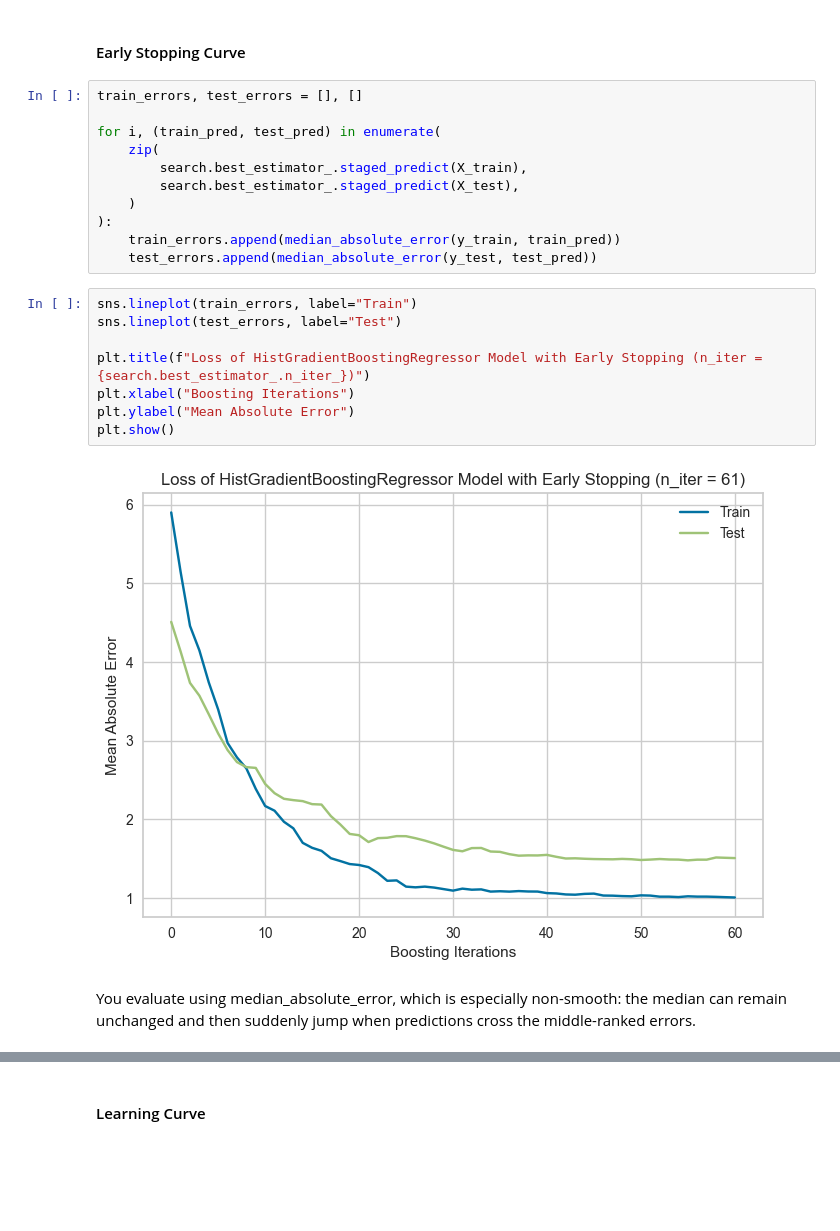
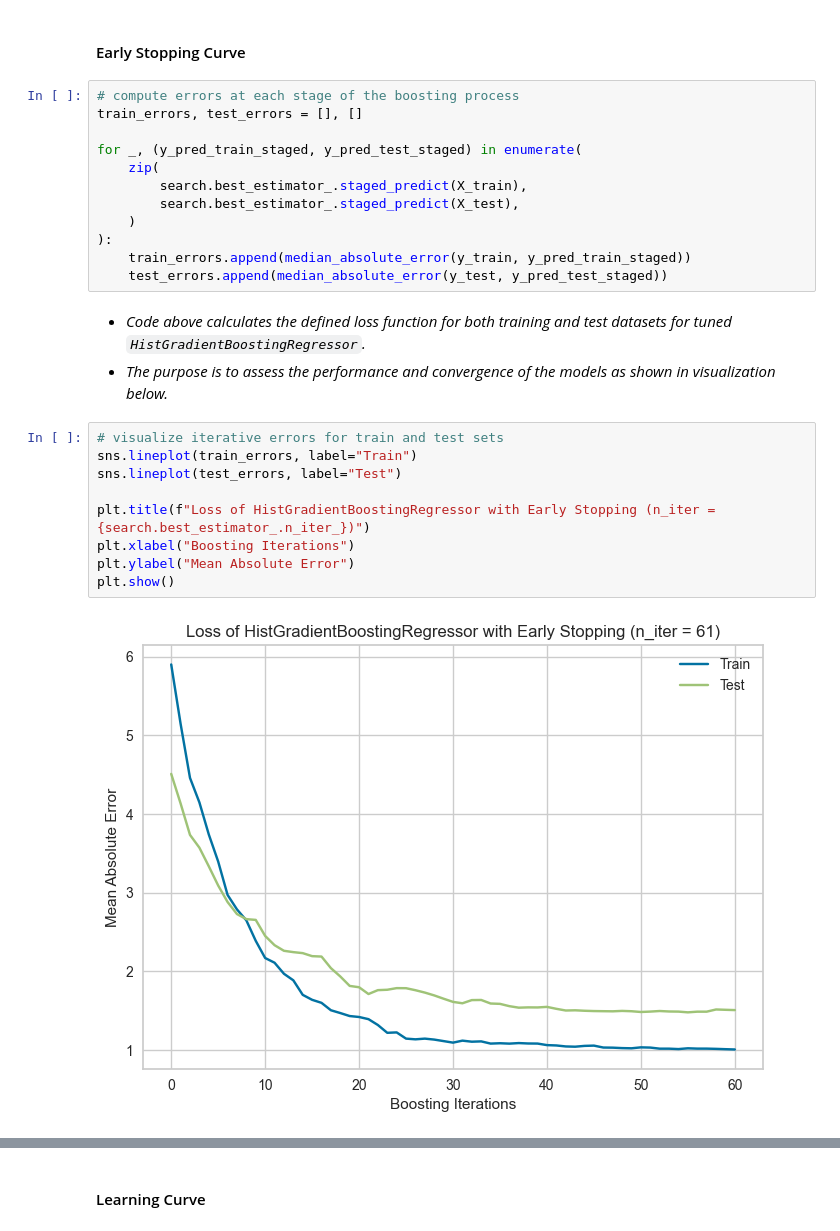
Before and after one commit to garudapaksi-yusuf/Auto_MPG_Prediction, a Jupyter notebook: notebook/notebook.ipynb, the cells around one changed output, grey strips where cells are left out. Cells and saved outputs as stored; diff of their text form; blank space fills up the shorter version.

Commit message:
early stopping

```diff
--- a/notebook/notebook.ipynb
+++ b/notebook/notebook.ipynb
@@ -1010,25 +1014,28 @@ Setelah itu, ditampilkan average `mean` and variation `std` computed in the oute
 # %% [markdown]
 #### Early Stopping Curve
 # %%
+# compute errors at each stage of the boosting process
 train_errors, test_errors = [], []
 
-for i, (train_pred, test_pred) in enumerate(
+for _, (y_pred_train_staged, y_pred_test_staged) in enumerate(
     zip(
         search.best_estimator_.staged_predict(X_train),
         search.best_estimator_.staged_predict(X_test),
     )
 ):
-    train_errors.append(median_absolute_error(y_train, train_pred))
-    test_errors.append(median_absolute_error(y_test, test_pred))
+    train_errors.append(median_absolute_error(y_train, y_pred_train_staged))
+    test_errors.append(median_absolute_error(y_test, y_pred_test_staged))
+# %% [markdown]
+* *Code above calculates the defined loss function for both training and test datasets for tuned `HistGradientBoostingRegressor`.*
+* *The purpose is to assess the performance and convergence of the models as shown in visualization below.*
 # %%
+# visualize iterative errors for train and test sets
 sns.lineplot(train_errors, label="Train")
 sns.lineplot(test_errors, label="Test")
 
-plt.title(f"Loss of HistGradientBoostingRegressor Model with Early Stopping (n_iter = {search.best_estimator_.n_iter_})")
+plt.title(f"Loss of HistGradientBoostingRegressor with Early Stopping (n_iter = {search.best_estimator_.n_iter_})")
 plt.xlabel("Boosting Iterations")
 plt.ylabel("Mean Absolute Error")
 plt.show()
 # %% [output]
-[figure, old version]
+[figure, new version]
-# %% [markdown]
-You evaluate using median_absolute_error, which is especially non-smooth: the median can remain unchanged and then suddenly jump when predictions cross the middle-ranked errors.
```
Also changed, not shown: parts of 8 cells of this notebook.
